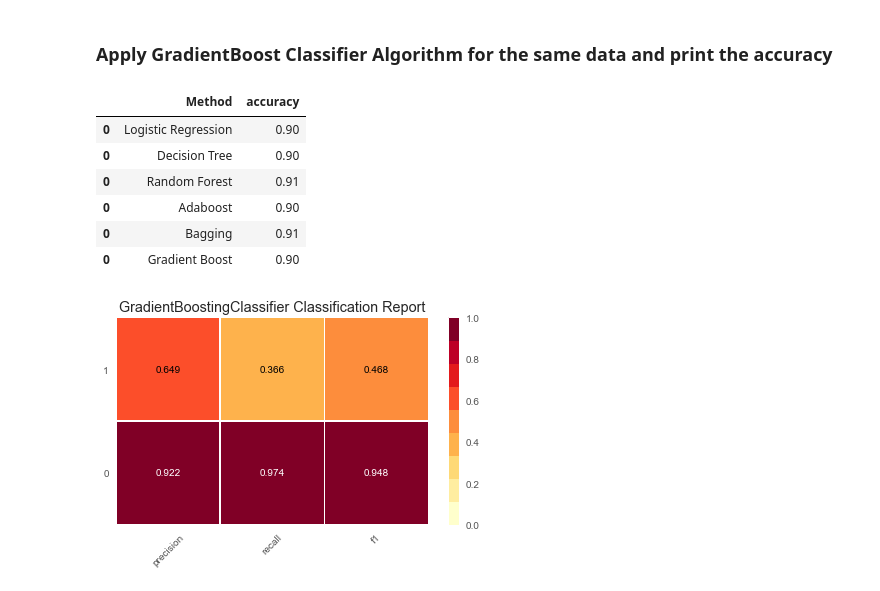
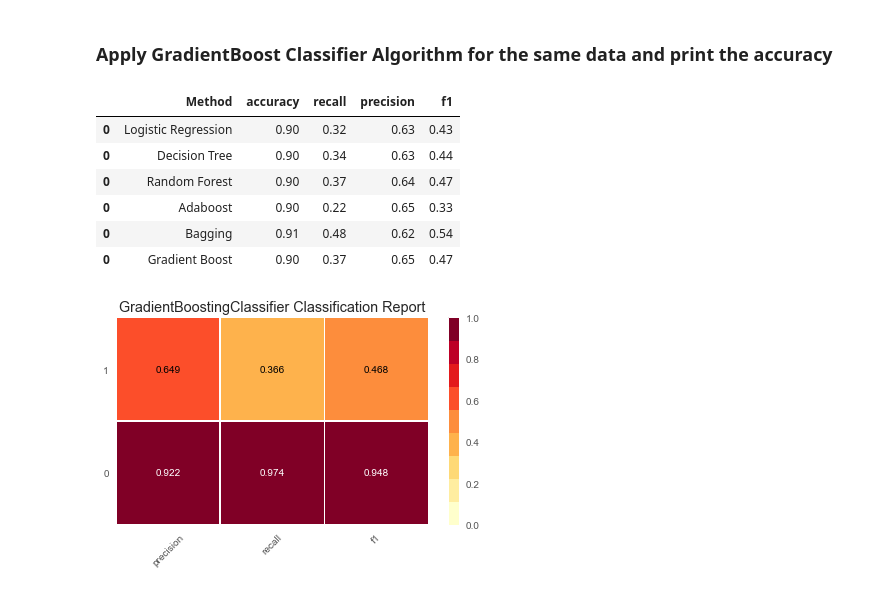
Before and after one commit to shashidande-PGP-AIML/AIML-Projects, a Jupyter notebook: project3/Shashi_proj3_Ensemble_Techniques_Term_Deposit_Sale_Modelling.ipynb, the cells around one changed output. Cells and saved outputs as stored; diff of their text form; code cells hidden in the pictures.

```diff
--- a/project3/Shashi_proj3_Ensemble_Techniques_Term_Deposit_Sale_Modelling.ipynb
+++ b/project3/Shashi_proj3_Ensemble_Techniques_Term_Deposit_Sale_Modelling.ipynb
@@ -1468,6 +1480,6 @@ acc_AB = accuracy_score(y_test, pred_AB)
 # %%
-tempResultsDf = pd.DataFrame({'Method':['Adaboost'], 'accuracy': [acc_AB]})
+tempResultsDf = pd.DataFrame({'Method':['Adaboost'], 'accuracy': [acc_AB], 'recall': [recall_AB], 'precision': [precision_AB], 'f1': [f1_AB]})
 resultsDf = pd.concat([resultsDf, tempResultsDf])
-resultsDf = resultsDf[['Method', 'accuracy']]
+resultsDf = resultsDf[['Method', 'accuracy', 'recall', 'precision', 'f1']]
 resultsDf
 # %% [output]
@@ -1501,9 +1513,12 @@ bgcl = bgcl.fit(X_train, y_train)
 # %%
 pred_BG = bgcl.predict(X_test)
 acc_BG = accuracy_score(y_test, pred_BG)
+recall_BG = recall_score(y_test,pred_BG)
+precision_BG = precision_score(y_test,pred_BG)
+f1_BG = f1_score(y_test,pred_BG)
 # %%
-tempResultsDf = pd.DataFrame({'Method':['Bagging'], 'accuracy': [acc_BG]})
+tempResultsDf = pd.DataFrame({'Method':['Bagging'], 'accuracy': [acc_BG], 'recall': [recall_BG], 'precision': [precision_BG], 'f1': [f1_BG]})
 resultsDf = pd.concat([resultsDf, tempResultsDf])
-resultsDf = resultsDf[['Method', 'accuracy']]
+resultsDf = resultsDf[['Method', 'accuracy', 'recall', 'precision', 'f1']]
 resultsDf
 # %% [output]
@@ -1537,19 +1552,22 @@ gbcl = gbcl.fit(X_train, y_train)
 # %%
 pred_GB = gbcl.predict(X_test)
 acc_GB = accuracy_score(y_test, pred_GB)
+recall_GB = recall_score(y_test,pred_GB)
+precision_GB = precision_score(y_test,pred_GB)
+f1_GB = f1_score(y_test,pred_GB)
 # %%
-tempResultsDf = pd.DataFrame({'Method':['Gradient Boost'], 'accuracy': [acc_GB]})
+tempResultsDf = pd.DataFrame({'Method':['Gradient Boost'], 'accuracy': [acc_GB], 'recall': [recall_GB], 'precision': [precision_GB], 'f1': [f1_GB]})
 resultsDf = pd.concat([resultsDf, tempResultsDf])
-resultsDf = resultsDf[['Method', 'accuracy']]
+resultsDf = resultsDf[['Method', 'accuracy', 'recall', 'precision', 'f1']]
 resultsDf
 # %% [output]
-|  | Method | accuracy |
-| 0 | Logistic Regression | 0.90 |
-| 0 | Decision Tree | 0.90 |
-| 0 | Random Forest | 0.91 |
-| 0 | Adaboost | 0.90 |
-| 0 | Bagging | 0.91 |
-| 0 | Gradient Boost | 0.90 |
+|  | Method | accuracy | recall | precision | f1 |
+| 0 | Logistic Regression | 0.90 | 0.32 | 0.63 | 0.43 |
+| 0 | Decision Tree | 0.90 | 0.34 | 0.63 | 0.44 |
+| 0 | Random Forest | 0.90 | 0.37 | 0.64 | 0.47 |
+| 0 | Adaboost | 0.90 | 0.22 | 0.65 | 0.33 |
+| 0 | Bagging | 0.91 | 0.48 | 0.62 | 0.54 |
+| 0 | Gradient Boost | 0.90 | 0.37 | 0.65 | 0.47 |
 # %%
 # Visualize model performance with yellowbrick library
 viz = ClassificationReport(GradientBoostingClassifier(n_estimators = 50, learning_rate = 0.1, random_state=22))
```
Also changed, not shown: parts of 9 cells of this notebook, 6 other files.
